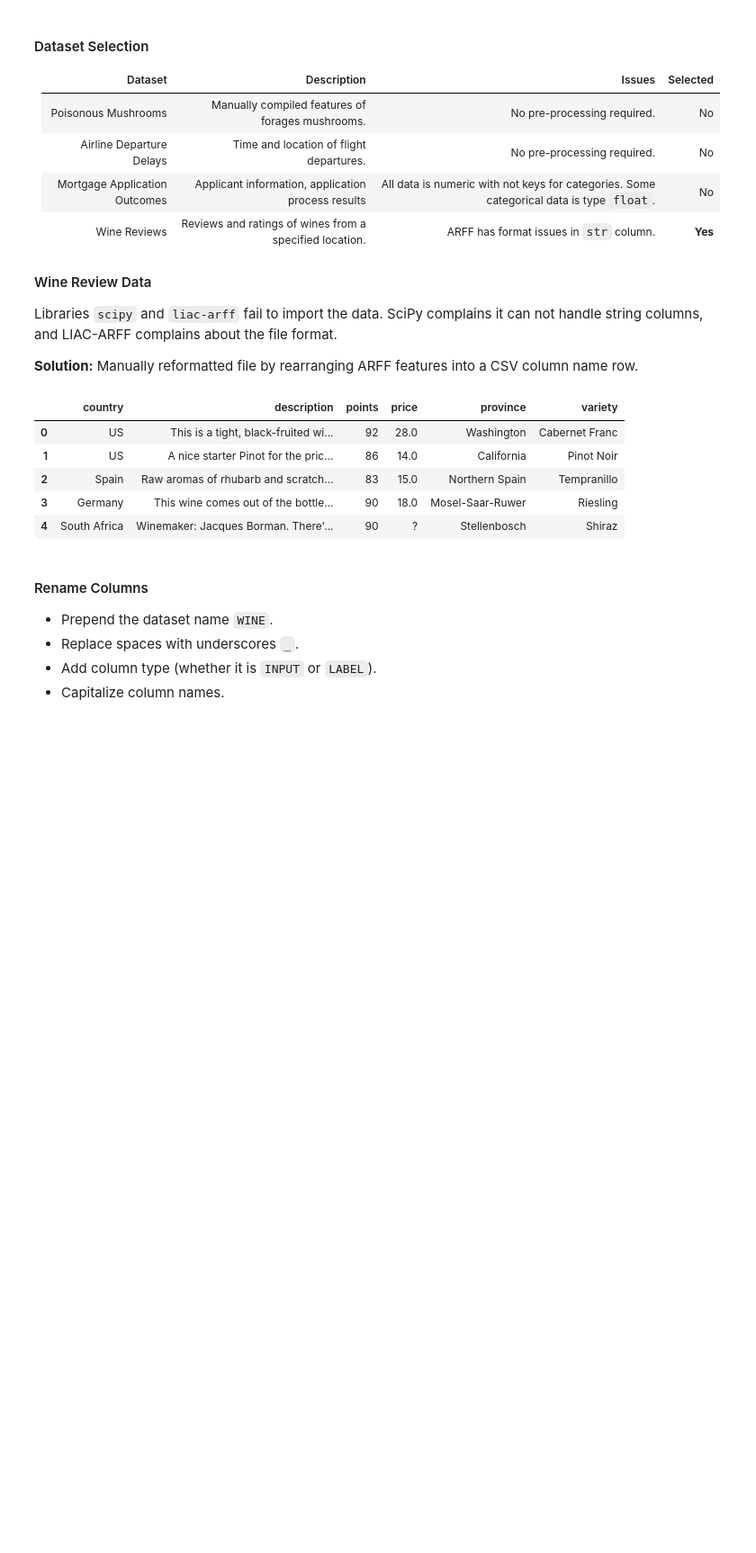
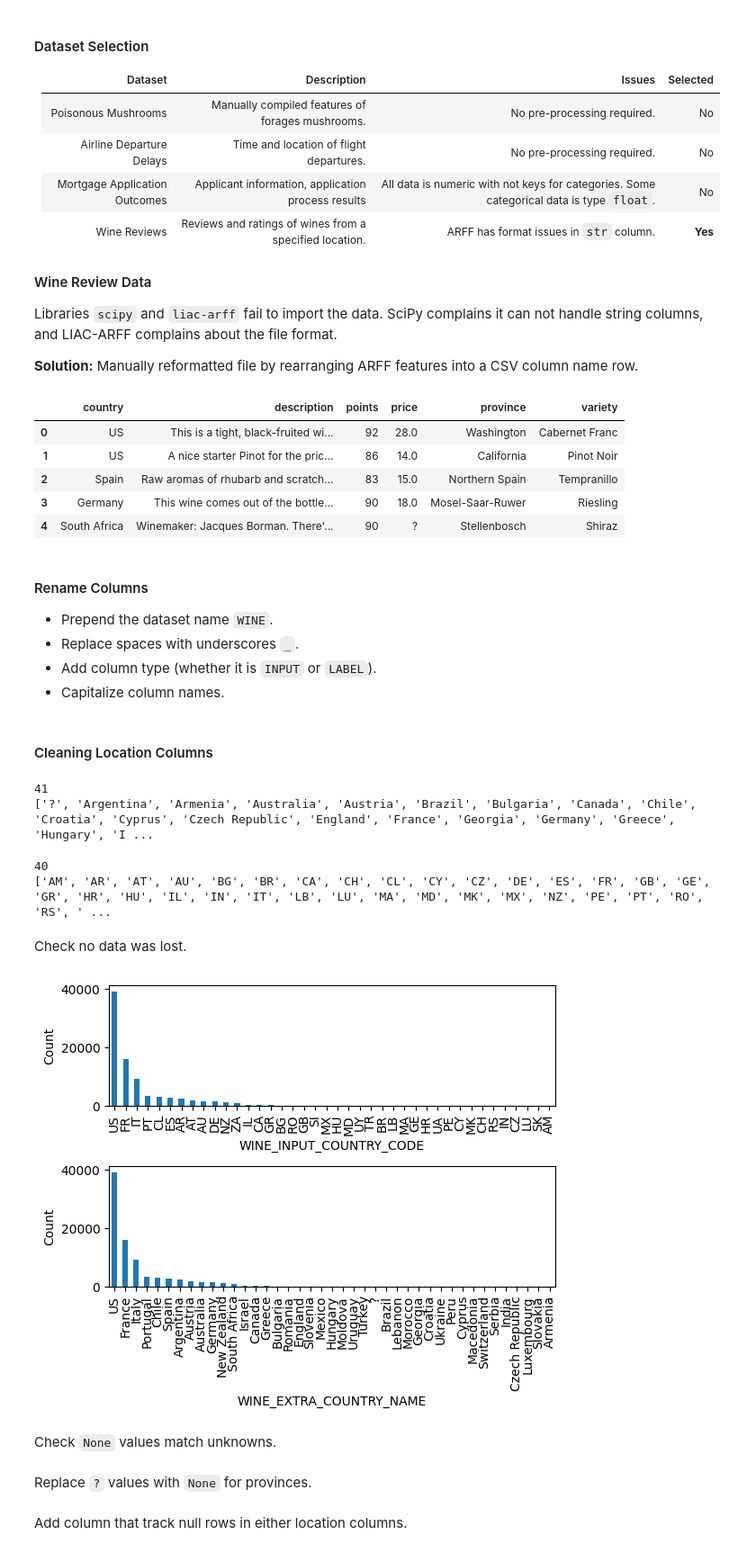
Before and after one commit to c71qu3/ml, a Jupyter notebook: assignment_0/0.ipynb, the cells around one changed output. Shown at 90% size. Drawn from its saved outputs; the diff is of its cells as text; code cells hidden in the pictures; blank space fills up the shorter version.

Commit message:
Format location features

```diff
--- a/assignment_0/0.ipynb
+++ b/assignment_0/0.ipynb
@@ -63,3 +65,63 @@ old_names = df.columns.tolist()
 new_names = ["INPUT_" + name for name in old_names[:-1]] + ["LABEL_" + old_names[-1]]
 new_names = ["WINE_" + name.upper() for name in new_names]
 df.columns = new_names
+# %% [markdown]
+#### Cleaning Location Columns
+# %%
+country_column = 'WINE_EXTRA_COUNTRY_NAME'
+df = df.rename(
+    columns={'WINE_INPUT_COUNTRY': country_column})
+print(len(df[country_column].dropna().unique()))
+print(sorted(df[country_column].dropna().unique()))
+# %% [output]
+41
+['?', 'Argentina', 'Armenia', 'Australia', 'Austria', 'Brazil', 'Bulgaria', 'Canada', 'Chile', 'Croatia', 'Cyprus', 'Czech Republic', 'England', 'France', 'Georgia', 'Germany', 'Greece', 'Hungary', 'I ...
+# %%
+def to_code(name: str) -> str:
+    """
+    Get country code from name.
+    Replace '?' with None.
+    """
+    try:
+        return pycountry.countries.lookup(name).alpha_2
+    except LookupError:
+        if name == "England":
+            return "GB"
+        elif name == "Turkey":
+            return "TR"
+        elif name == "Macedonia":
+            return "MK"
+        else:
+            return None
+
+code_column = "WINE_INPUT_COUNTRY_CODE"
+df[code_column] = df[country_column].apply(to_code)
+print(len(
+    df[code_column].dropna().unique()))
+print(sorted(df[code_column].dropna().unique()))
+# %% [output]
+40
+['AM', 'AR', 'AT', 'AU', 'BG', 'BR', 'CA', 'CH', 'CL', 'CY', 'CZ', 'DE', 'ES', 'FR', 'GB', 'GE', 'GR', 'HR', 'HU', 'IL', 'IN', 'IT', 'LB', 'LU', 'MA', 'MD', 'MK', 'MX', 'NZ', 'PE', 'PT', 'RO', 'RS', ' ...
+# %% [markdown]
+Check no data was lost.
+# %%
+figure, axes = plt.subplots(
+    nrows=2,
+    ncols=1,
+    figsize=(6, 5),
+    sharex=False)
+
+country_columns = [code_column, country_column]
+for axis, column in zip(axes, country_columns):
+    df[column].value_counts().plot(
+        kind='bar',
+        ax=axis,
+        rot=90)
+    axis.set_ylabel('Count')
+
+plt.tight_layout()
+plt.show()
+# %% [output]
+[figure, added]
+# %% [markdown]
+Check `None` values match unknowns.
@@ -65,0 +133,2 @@ df.columns = new_names
+# %% [markdown]
+Replace `?` values with `None` for provinces.
@@ -65,0 +144,2 @@ df.columns = new_names
+# %% [markdown]
+Add column that track null rows in either location columns.
```
Also changed, not shown: parts of 4 cells of this notebook.
